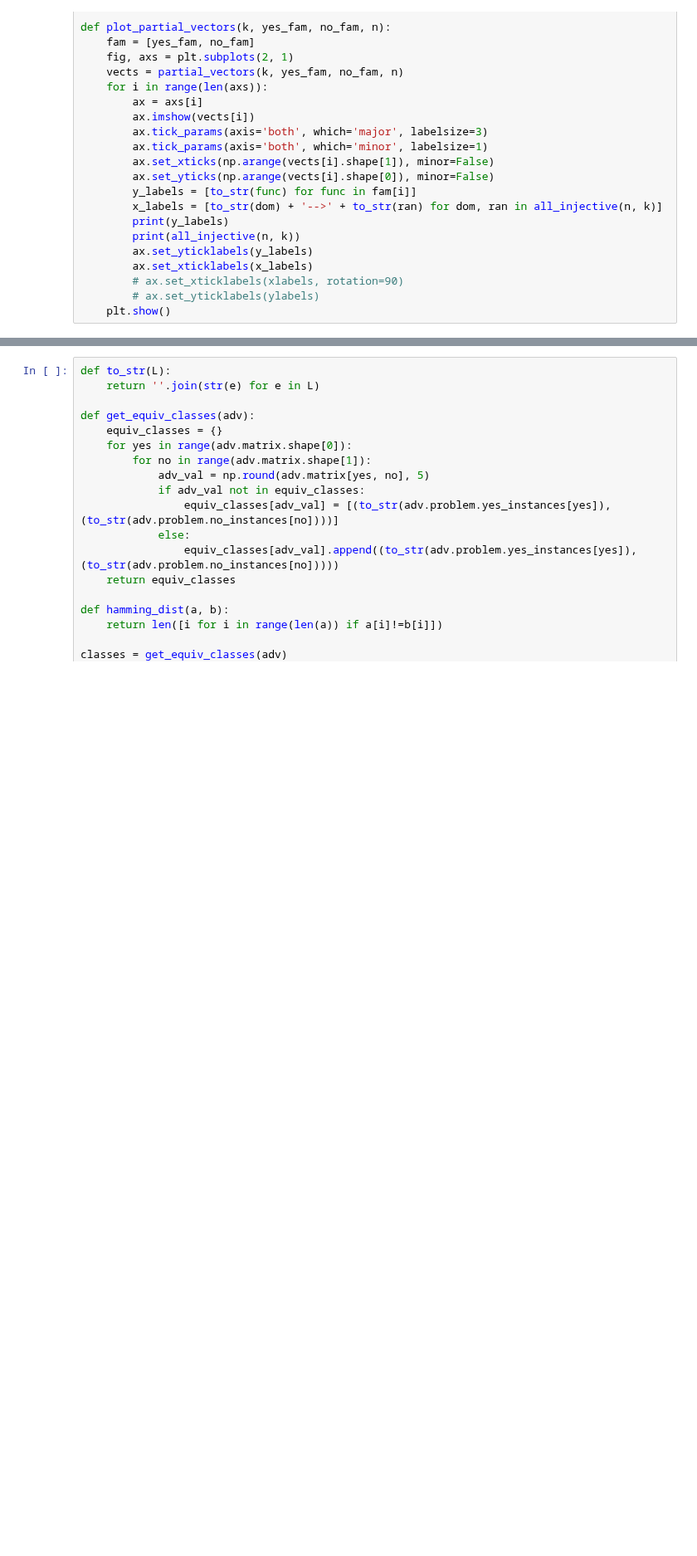
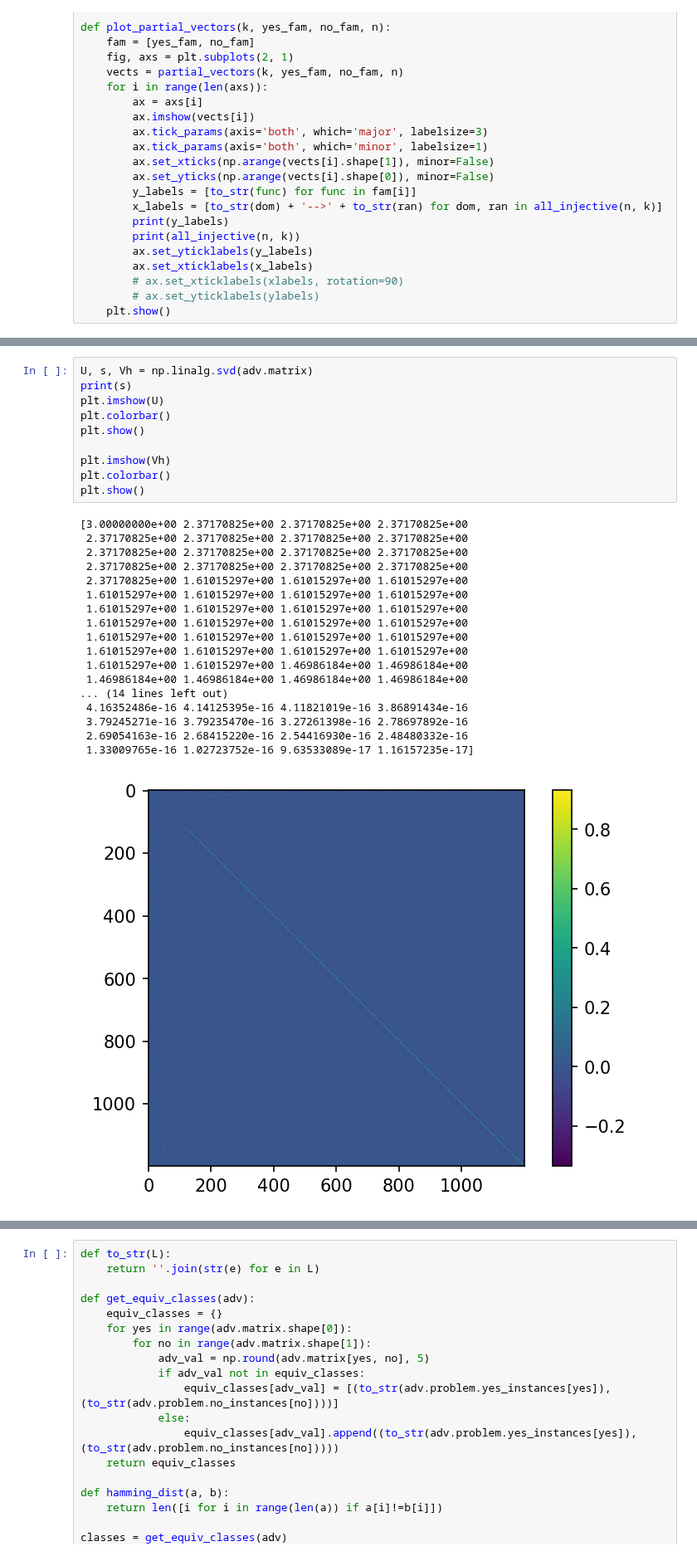
Before and after one commit to blake-holman/ED_Adversaries, a Jupyter notebook: Adversary.ipynb, the cells around one changed output, grey strips where cells are left out. Shown at 83% size. Saved outputs shown, nothing was run; the diff lists cells and outputs as text; blank space fills up the shorter version.

```diff
--- a/Adversary.ipynb
+++ b/Adversary.ipynb
@@ -188,0 +201,29 @@ print(np.min(H), np.max(H))
+# %%
+U, s, Vh = np.linalg.svd(adv.matrix)
+print(s)
+plt.imshow(U)
+plt.colorbar()
+plt.show()
+
+plt.imshow(Vh)
+plt.colorbar()
+plt.show()
+# %% [output]
+[3.00000000e+00 2.37170825e+00 2.37170825e+00 2.37170825e+00
+ 2.37170825e+00 2.37170825e+00 2.37170825e+00 2.37170825e+00
+ 2.37170825e+00 2.37170825e+00 2.37170825e+00 2.37170825e+00
+ 2.37170825e+00 2.37170825e+00 2.37170825e+00 2.37170825e+00
+ 2.37170825e+00 1.61015297e+00 1.61015297e+00 1.61015297e+00
+ 1.61015297e+00 1.61015297e+00 1.61015297e+00 1.61015297e+00
+ 1.61015297e+00 1.61015297e+00 1.61015297e+00 1.61015297e+00
+ 1.61015297e+00 1.61015297e+00 1.61015297e+00 1.61015297e+00
+ 1.61015297e+00 1.61015297e+00 1.61015297e+00 1.61015297e+00
+ 1.61015297e+00 1.61015297e+00 1.61015297e+00 1.61015297e+00
+ 1.61015297e+00 1.61015297e+00 1.46986184e+00 1.46986184e+00
+ 1.46986184e+00 1.46986184e+00 1.46986184e+00 1.46986184e+00
+... (14 lines left out)
+ 4.16352486e-16 4.14125395e-16 4.11821019e-16 3.86891434e-16
+ 3.79245271e-16 3.79235470e-16 3.27261398e-16 2.78697892e-16
+ 2.69054163e-16 2.68415220e-16 2.54416930e-16 2.48480332e-16
+ 1.33009765e-16 1.02723752e-16 9.63533089e-17 1.16157235e-17]
+[figure, added]
```
Also changed, not shown: parts of 5 cells of this notebook, 15 other files.
